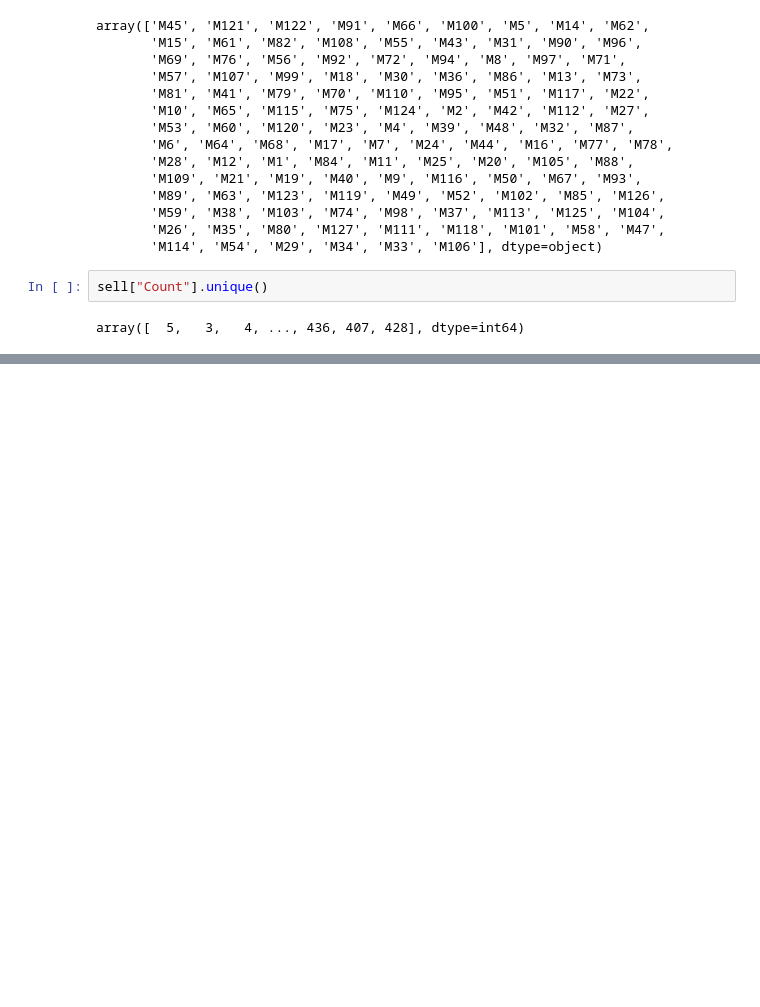
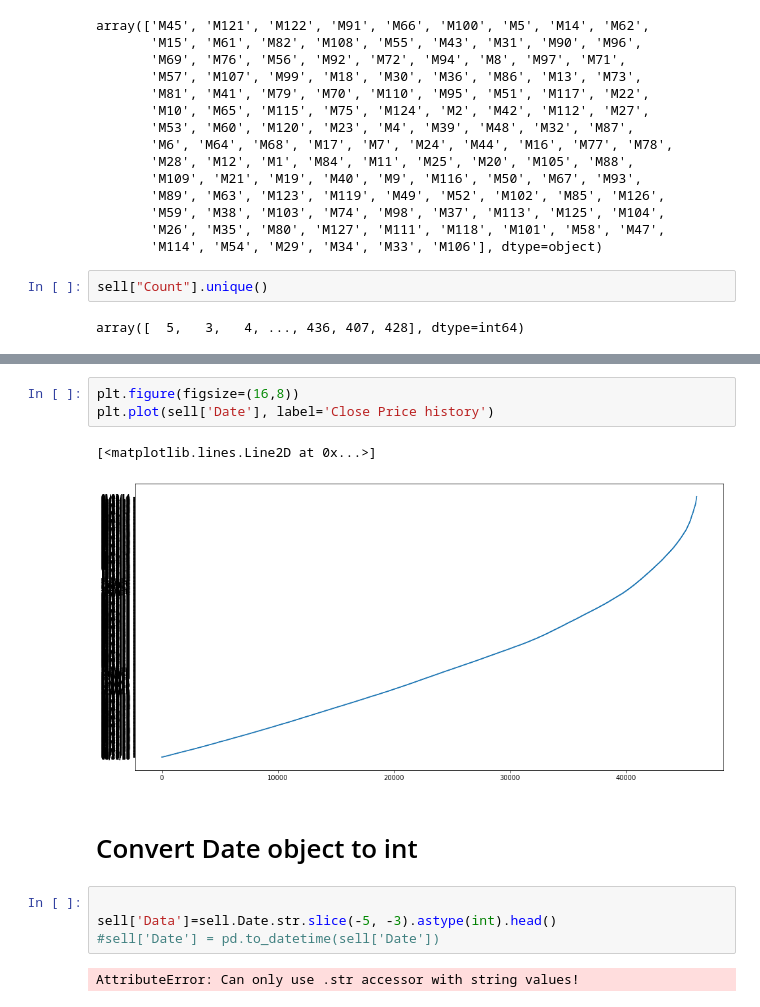
Before and after one commit to MohdIstiaqHossainJunaid/Mohd-Istiaq-Hossain-Junaid-1821577642_CSE445_Spring-21, a Jupyter notebook: Problem 2/TV sales.ipynb, the cells around one changed output, grey strips where cells are left out. Cells and saved outputs as stored; diff of their text form; blank space fills up the shorter version.

```diff
--- a/Problem 2/TV sales.ipynb
+++ b/Problem 2/TV sales.ipynb
@@ -97,3 +119,17 @@ sell['Date']=sell['Date'].dt.strftime("%m%d%Y").astype(int)
+# %%
+plt.figure(figsize=(16,8))
+plt.plot(sell['Date'], label='Close Price history')
+# %% [output]
+[<matplotlib.lines.Line2D at 0x...>]
+[figure, added]
+# %% [markdown]
+# Convert Date  object to int
+# %%
+
+sell['Data']=sell.Date.str.slice(-5, -3).astype(int).head()
+#sell['Date'] = pd.to_datetime(sell['Date'])
+# %% [output]
+AttributeError: Can only use .str accessor with string values!
 # %%
 sell.info()
 # %% [output]
```
Also changed, not shown: parts of 32 cells of this notebook, 1 other file.
